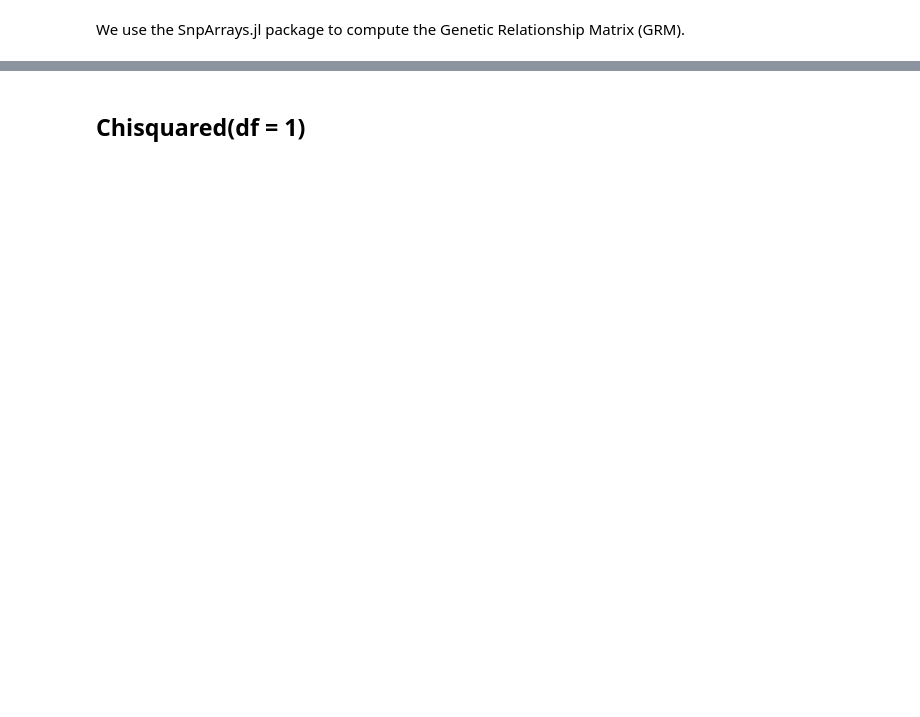
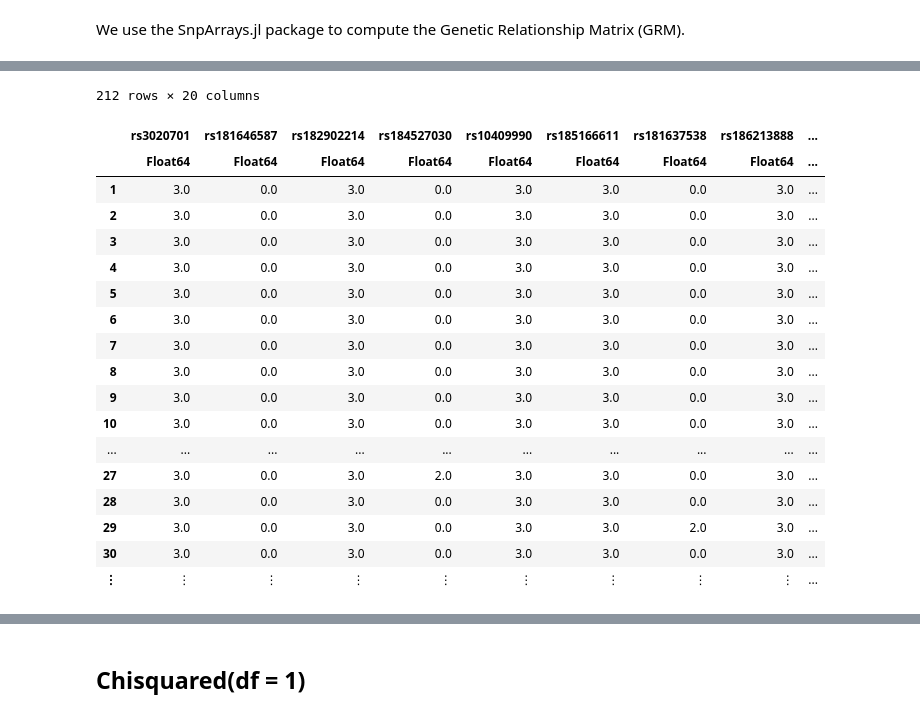
Before and after one commit to OpenMendel/TraitSimulation.jl, a Jupyter notebook: TraitSimulation_28e.ipynb, the cells around one changed output, grey strips where cells are left out. Saved outputs shown, nothing was run; the diff lists cells and outputs as text; code cells hidden in the pictures; blank space fills up the shorter version.

```diff
--- a/TraitSimulation_28e.ipynb
+++ b/TraitSimulation_28e.ipynb
@@ -423,0 +501,5 @@ In addition to the Chi-Squared distribution, we also demo how to simulate from t
+# %%
+# filter out rare SNPS, get a subset of uncommon SNPs with 0.002 < MAF ≤ 0.02
+minor_allele_frequency = maf(snpdata)
+rare_index = (0.002 .< minor_allele_frequency .≤ 0.02)
+data_rare = snpdata[:, rare_index]
@@ -423,0 +544,3 @@ In addition to the Chi-Squared distribution, we also demo how to simulate from t
+# %%
+#rare_snps = minor_allele_frequency(0.002 .< maf .≤ 0.02)
+rare_snps_for_simulation = snpid[rare_index][1:2:40]
@@ -423,0 +565,23 @@ In addition to the Chi-Squared distribution, we also demo how to simulate from t
+# %%
+geno_rare20_converted = convert(DataFrame, convert(Matrix{Float64}, @view(data_rare[:, 1:2:40])))
+names!(geno_rare20_converted, Symbol.(rare_snps_for_simulation))
+# %% [output]
+212 rows × 20 columns
+|  | rs3020701 | rs181646587 | rs182902214 | rs184527030 | rs10409990 | rs185166611 | rs181637538 | rs186213888 | ... |
+|  | Float64 | Float64 | Float64 | Float64 | Float64 | Float64 | Float64 | Float64 | ... |
+| 1 | 3.0 | 0.0 | 3.0 | 0.0 | 3.0 | 3.0 | 0.0 | 3.0 | ... |
+| 2 | 3.0 | 0.0 | 3.0 | 0.0 | 3.0 | 3.0 | 0.0 | 3.0 | ... |
+| 3 | 3.0 | 0.0 | 3.0 | 0.0 | 3.0 | 3.0 | 0.0 | 3.0 | ... |
+| 4 | 3.0 | 0.0 | 3.0 | 0.0 | 3.0 | 3.0 | 0.0 | 3.0 | ... |
+| 5 | 3.0 | 0.0 | 3.0 | 0.0 | 3.0 | 3.0 | 0.0 | 3.0 | ... |
+| 6 | 3.0 | 0.0 | 3.0 | 0.0 | 3.0 | 3.0 | 0.0 | 3.0 | ... |
+| 7 | 3.0 | 0.0 | 3.0 | 0.0 | 3.0 | 3.0 | 0.0 | 3.0 | ... |
+| 8 | 3.0 | 0.0 | 3.0 | 0.0 | 3.0 | 3.0 | 0.0 | 3.0 | ... |
+| 9 | 3.0 | 0.0 | 3.0 | 0.0 | 3.0 | 3.0 | 0.0 | 3.0 | ... |
+| 10 | 3.0 | 0.0 | 3.0 | 0.0 | 3.0 | 3.0 | 0.0 | 3.0 | ... |
+| ... | ... | ... | ... | ... | ... | ... | ... | ... | ... |
+| 27 | 3.0 | 0.0 | 3.0 | 2.0 | 3.0 | 3.0 | 0.0 | 3.0 | ... |
+| 28 | 3.0 | 0.0 | 3.0 | 0.0 | 3.0 | 3.0 | 0.0 | 3.0 | ... |
+| 29 | 3.0 | 0.0 | 3.0 | 0.0 | 3.0 | 3.0 | 2.0 | 3.0 | ... |
+| 30 | 3.0 | 0.0 | 3.0 | 0.0 | 3.0 | 3.0 | 0.0 | 3.0 | ... |
+| ⋮ | ⋮ | ⋮ | ⋮ | ⋮ | ⋮ | ⋮ | ⋮ | ⋮ | ... |
```
Also changed, not shown: parts of 79 cells of this notebook, 6 other files.
